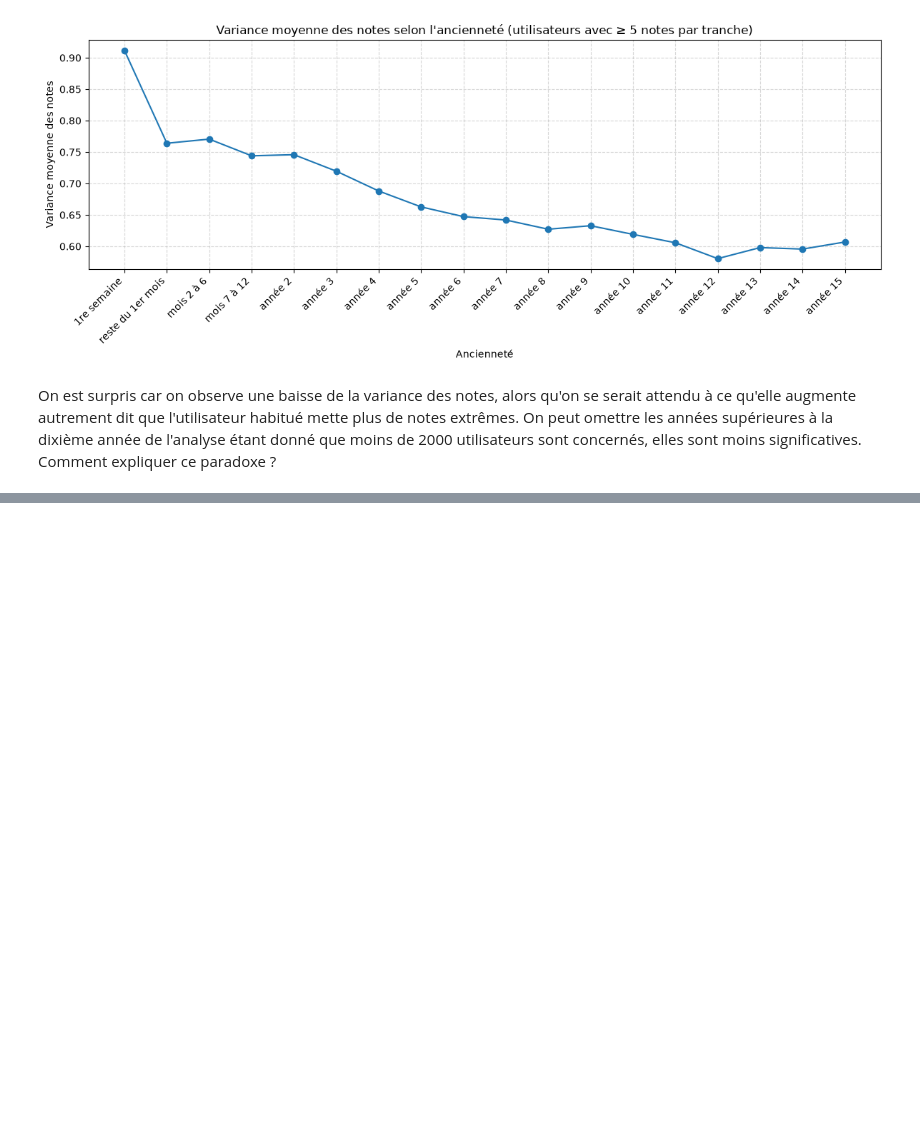
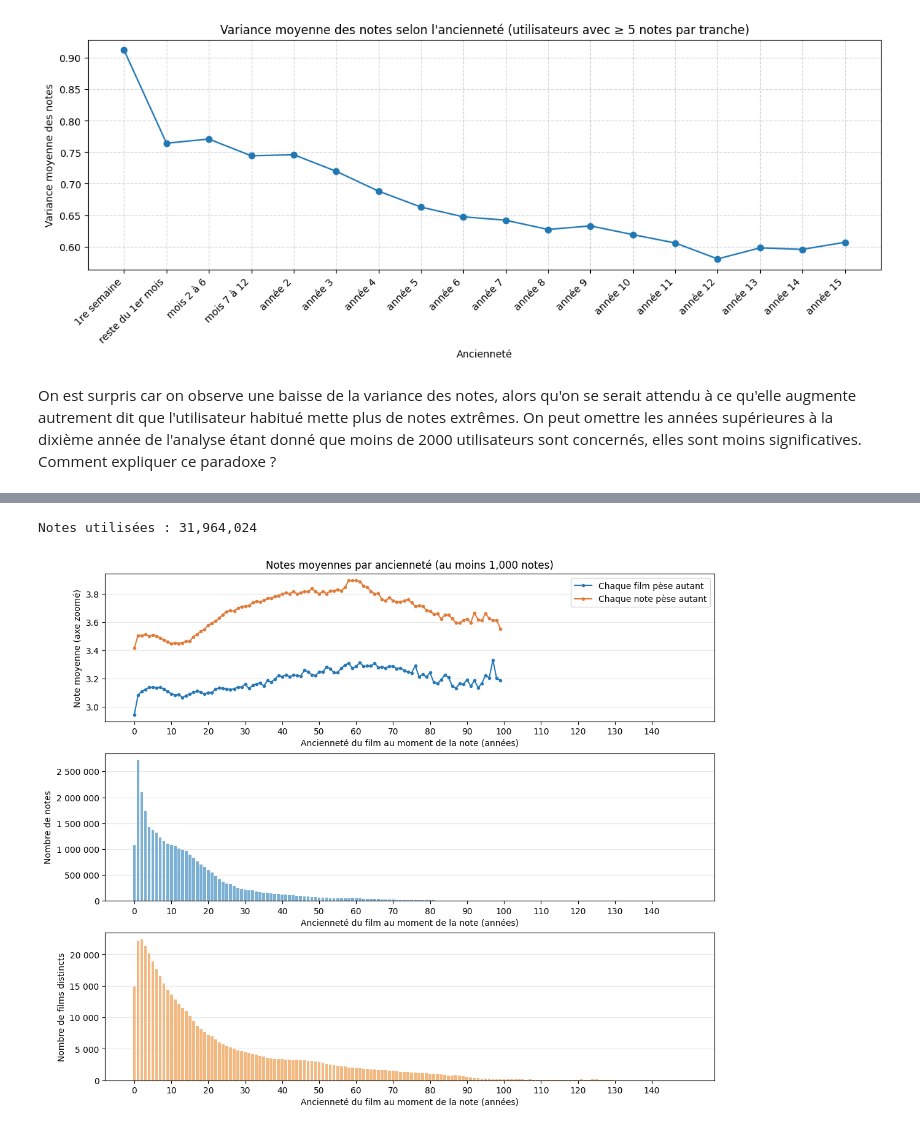
Before and after one commit to gcourtadon/ensae_pythondatascience_films, a Jupyter notebook: main.ipynb, the cells around one changed output, grey strips where cells are left out. Cells and saved outputs as stored; diff of their text form; code cells hidden in the pictures; blank space fills up the shorter version.

```diff
--- a/main.ipynb
+++ b/main.ipynb
@@ -1036,0 +781,8 @@ On étudie ici les 19 premières années de films encore suffisamment notés. Ce
+# %%
+# On agrège une seule fois les notes : la suite réutilise cette petite table.
+par_film = resumer_notes_par_anciennete(ratings_movies)
+print(f"Notes utilisées : {par_film['nombre_notes'].sum():,}")
+tracer_notes_par_anciennete(par_film, seuil_notes=1000)
+# %% [output]
+Notes utilisées : 31,964,024
+[figure, added]
```
Also changed, not shown: parts of 29 cells of this notebook.
